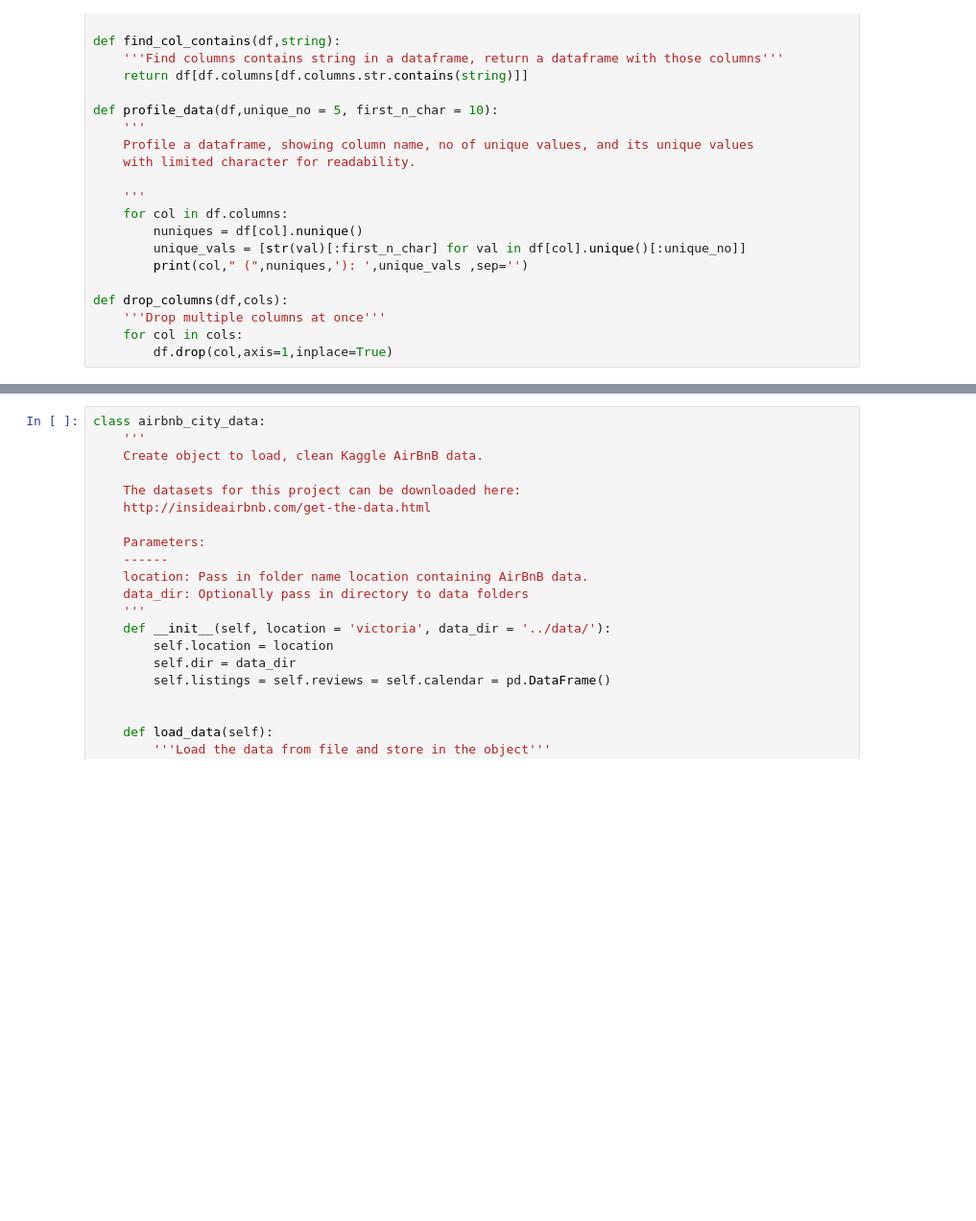
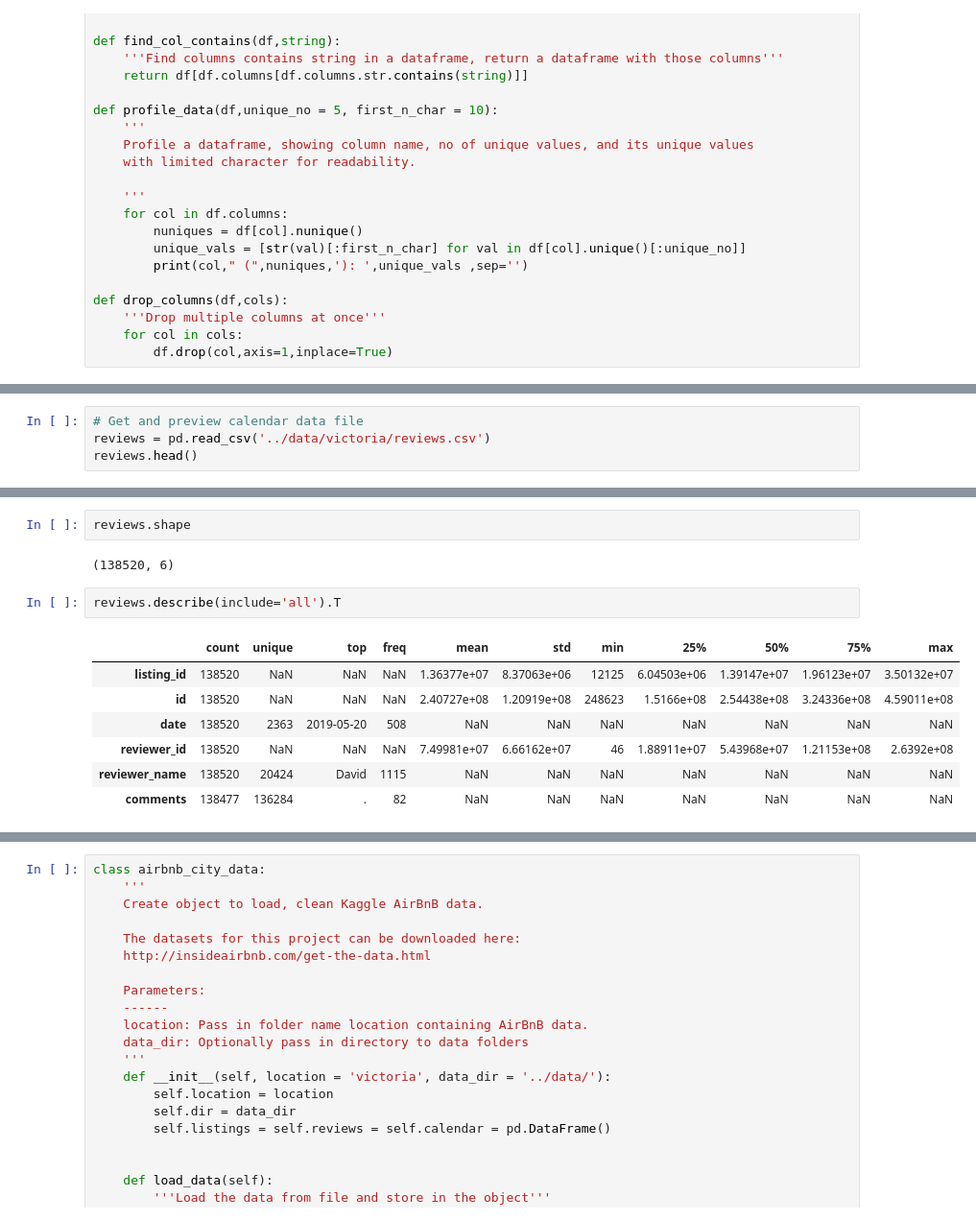
Before and after one commit to tuanchris/airbnb_victoria, a Jupyter notebook: notebooks/Victoria Airbnb analysis.ipynb, the cells around one changed output, grey strips where cells are left out. Shown at 96% size. Cells and saved outputs as stored; diff of their text form; blank space fills up the shorter version.

```diff
--- a/notebooks/Victoria Airbnb analysis.ipynb
+++ b/notebooks/Victoria Airbnb analysis.ipynb
@@ -60,0 +232,4 @@ def drop_columns(df,cols):
+# %%
+# Get and preview calendar data file
+reviews = pd.read_csv('../data/victoria/reviews.csv')
+reviews.head()
@@ -60,0 +243,14 @@ def drop_columns(df,cols):
+# %%
+reviews.shape
+# %% [output]
+(138520, 6)
+# %%
+reviews.describe(include='all').T
+# %% [output]
+|  | count | unique | top | freq | mean | std | min | 25% | 50% | 75% | max |
+| listing_id | 138520 | NaN | NaN | NaN | 1.36377e+07 | 8.37063e+06 | 12125 | 6.04503e+06 | 1.39147e+07 | 1.96123e+07 | 3.50132e+07 |
+| id | 138520 | NaN | NaN | NaN | 2.40727e+08 | 1.20919e+08 | 248623 | 1.5166e+08 | 2.54438e+08 | 3.24336e+08 | 4.59011e+08 |
+| date | 138520 | 2363 | 2019-05-20 | 508 | NaN | NaN | NaN | NaN | NaN | NaN | NaN |
+| reviewer_id | 138520 | NaN | NaN | NaN | 7.49981e+07 | 6.66162e+07 | 46 | 1.88911e+07 | 5.43968e+07 | 1.21153e+08 | 2.6392e+08 |
+| reviewer_name | 138520 | 20424 | David | 1115 | NaN | NaN | NaN | NaN | NaN | NaN | NaN |
+| comments | 138477 | 136284 | . | 82 | NaN | NaN | NaN | NaN | NaN | NaN | NaN |
```
Also changed, not shown: parts of 41 cells of this notebook, 1 other file.
